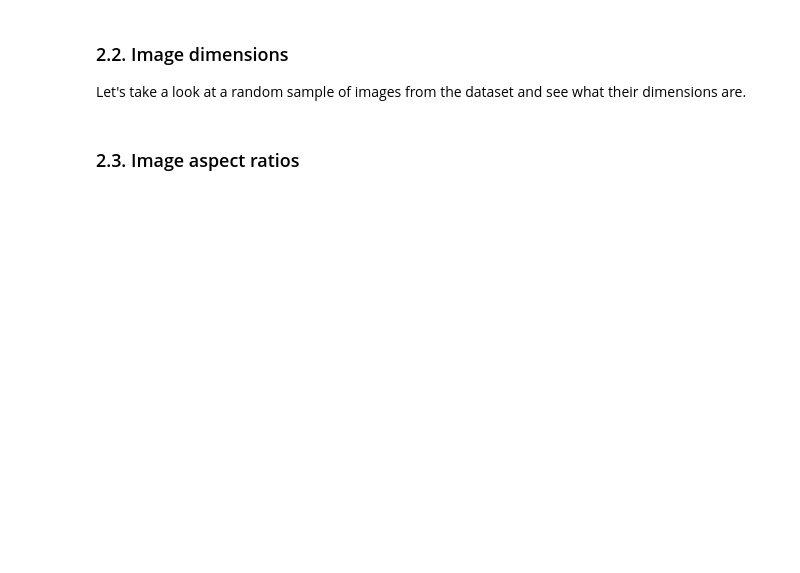
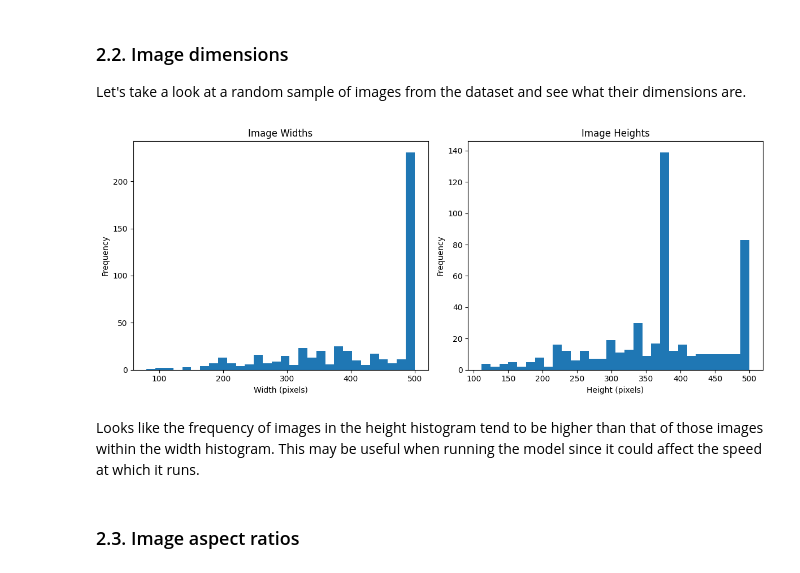
Before and after one commit to 4GeeksAcademy/Jack-Porter-image-classification, a Jupyter notebook: notebooks/mvp.ipynb, the cells around one changed output. Cells and saved outputs as stored; diff of their text form; code cells hidden in the pictures; blank space fills up the shorter version.

```diff
--- a/notebooks/mvp.ipynb
+++ b/notebooks/mvp.ipynb
@@ -130,3 +166,43 @@ Let's take a look at a random sample of images from the dataset and see what the
+# %%
+# Loop over a few hundred images and extract their width and heigh, plot both as a histogram. What do you see, does this information matter to us, if so, how?
+
+# Combine cat and dog training images
+all_images = training_cats + training_dogs
+
+# Sample a few hundred images
+sample_size = 500
+sample_paths = random.sample(all_images, sample_size)
+
+# Collect widths and heights
+widths = []
+heights = []
+
+for path in sample_paths:
+    img = image.load_img(path)
+    widths.append(img.size[0])
+    heights.append(img.size[1])
+
+# Plot histograms
+plt.figure(figsize=(12, 5))
+
+plt.subplot(1, 2, 1)
+plt.hist(widths, bins=30)
+plt.title("Image Widths")
+plt.xlabel("Width (pixels)")
+plt.ylabel("Frequency")
+
+plt.subplot(1, 2, 2)
+plt.hist(heights, bins=30)
+plt.title("Image Heights")
+plt.xlabel("Height (pixels)")
+plt.ylabel("Frequency")
+
+plt.tight_layout()
+plt.show()
+# %% [output]
+[figure, added]
+# %% [markdown]
+Looks like the frequency of images in the height histogram tend to be higher than that of those images within the width histogram. This may be useful when running the model since it could affect the speed at which it runs.
 # %% [markdown]
 ### 2.3. Image aspect ratios
 # %%
```
Also changed, not shown: parts of 19 cells of this notebook.
